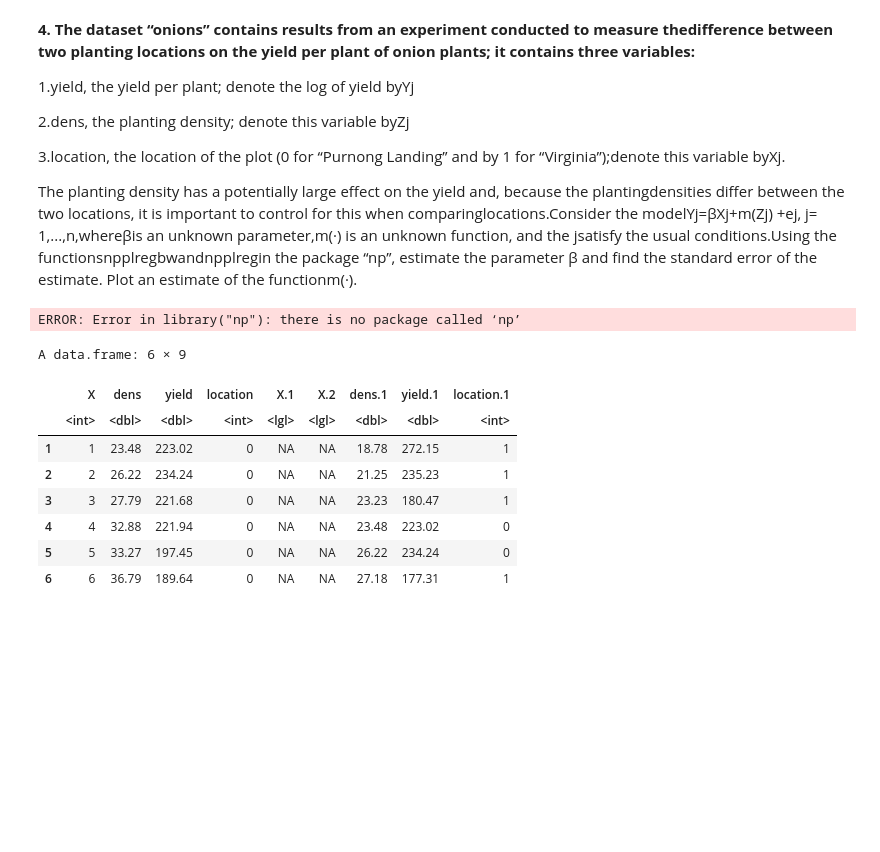
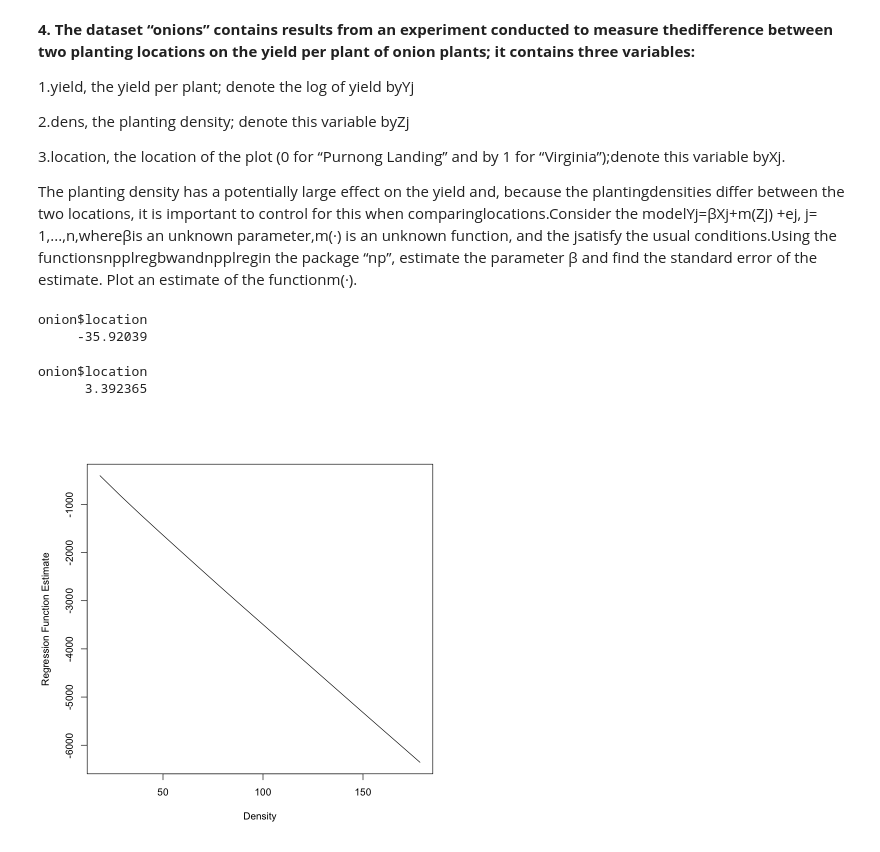
Before and after one commit to aporter1350/nonparametrics, a Jupyter notebook: code/Exam2.ipynb, the cells around one changed output. Drawn from its saved outputs; the diff is of its cells as text; code cells hidden in the pictures; blank space fills up the shorter version.

```diff
--- a/code/Exam2.ipynb
+++ b/code/Exam2.ipynb
@@ -134,24 +133,24 @@ plot(mx, ej)
 The planting density has a potentially large effect on the yield and,  because the plantingdensities differ between the two locations, it is important to control for this when comparinglocations.Consider the modelYj=βXj+m(Zj) +ej, j= 1,...,n,whereβis an unknown parameter,m(·) is an unknown function, and the jsatisfy the usual conditions.Using the functionsnpplregbwandnpplregin the package “np”, estimate the parameter β and find the standard error of the estimate.  Plot an estimate of the functionm(·).
 # %%
 library('np')
-data_loc<-'/Users/Alexis/Documents/Spring2020/nonparametrics/data/onions.csv'
-#data_loc<-'/Users/aporter1350/Documents/Courses/Spring2020/nonparametrics/data/onions.csv'
+#data_loc<-'/Users/Alexis/Documents/Spring2020/nonparametrics/data/onions.csv'
+data_loc<-'/Users/aporter1350/Documents/Courses/Spring2020/nonparametrics/data/onions.csv'
 onion<-read.csv(data_loc)
 
 onion.bw=npplregbw(onion$yield~onion$location|onion$dens, regtype="ll")
 onion.res=npplreg(onion.bw)
+#B
 coef(onion.res)
+#SE
+coef(onion.res, errors=T)
+#estimate of m
+onion.0=npplreg(onion.bw, exdat=seq(18.5, 185, 10), ezdat=seq(18.5, 185, 10))$mean
 # %% [output]
-ERROR: Error in library("np"): there is no package called ‘np’
+onion$location
+     -35.92039
+onion$location
+      3.392365
-# %%
-head(onion)
-# %% [output]
-A data.frame: 6 × 9
-|  | X | dens | yield | location | X.1 | X.2 | dens.1 | yield.1 | location.1 |
-|  | <int> | <dbl> | <dbl> | <int> | <lgl> | <lgl> | <dbl> | <dbl> | <int> |
-| 1 | 1 | 23.48 | 223.02 | 0 | NA | NA | 18.78 | 272.15 | 1 |
-| 2 | 2 | 26.22 | 234.24 | 0 | NA | NA | 21.25 | 235.23 | 1 |
-| 3 | 3 | 27.79 | 221.68 | 0 | NA | NA | 23.23 | 180.47 | 1 |
-| 4 | 4 | 32.88 | 221.94 | 0 | NA | NA | 23.48 | 223.02 | 0 |
-| 5 | 5 | 33.27 | 197.45 | 0 | NA | NA | 26.22 | 234.24 | 0 |
-| 6 | 6 | 36.79 | 189.64 | 0 | NA | NA | 27.18 | 177.31 | 1 |
+# %%
+plot(seq(18.5, 185, 10), onion.0, type="l", xlab="Density", ylab="Regression Function Estimate")
+# %% [output]
+[figure, added]
```
Also changed, not shown: parts of 4 cells of this notebook, 2 other files.
